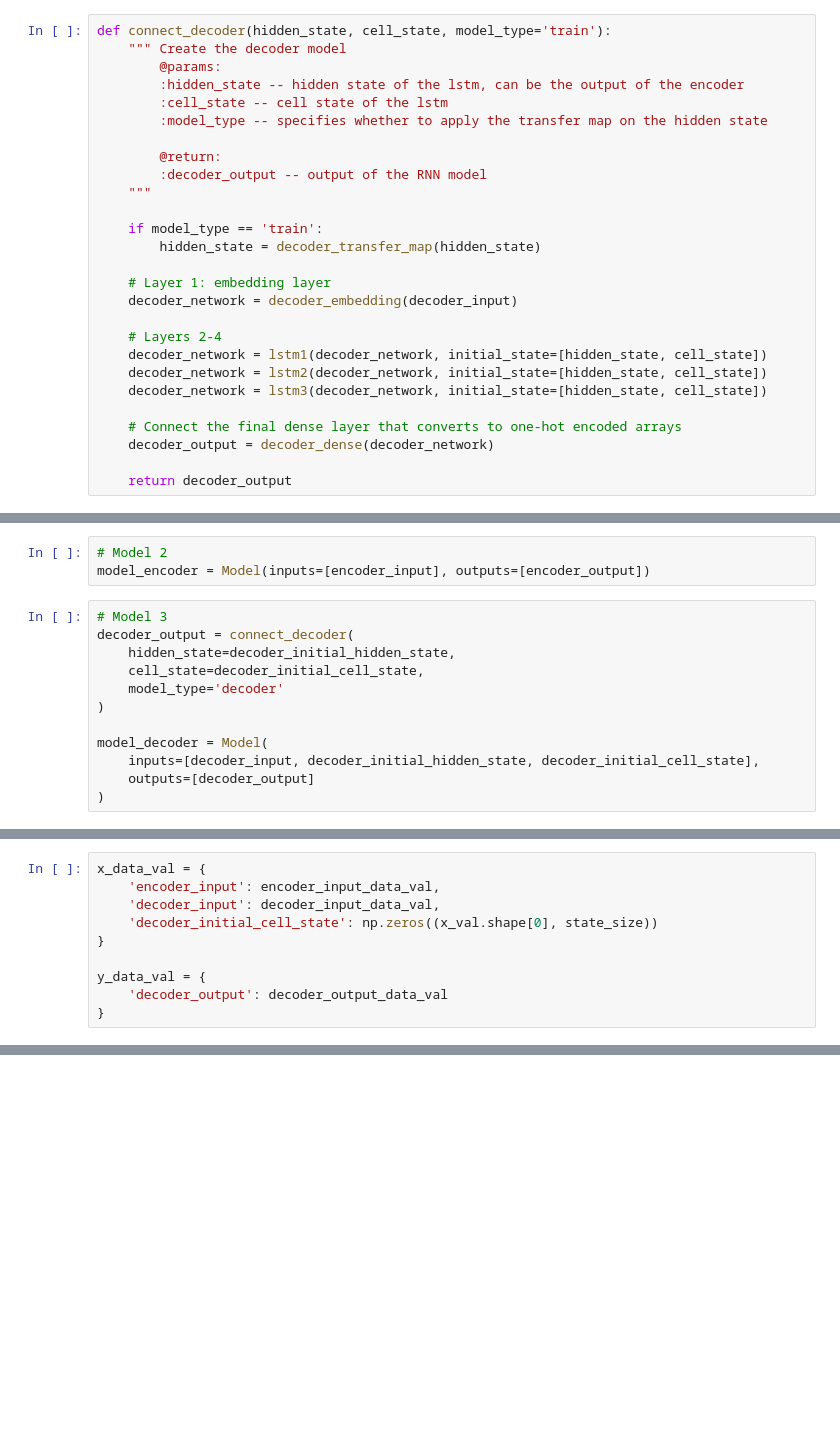
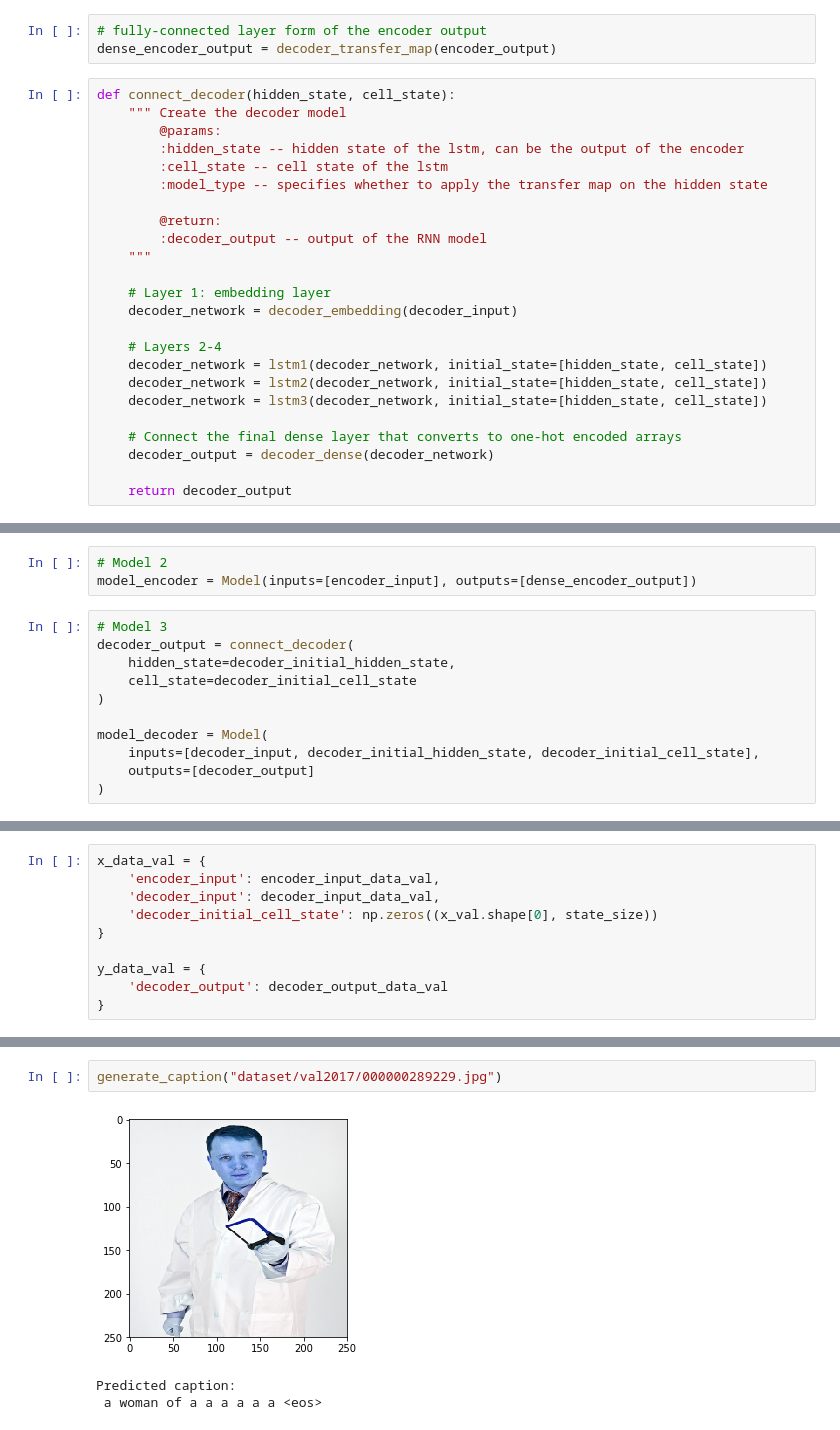
Before and after one commit to shan18/CapsNet-COCO, a Jupyter notebook: caption_images.ipynb, the cells around one changed output, grey strips where cells are left out. Saved outputs shown, nothing was run; the diff lists cells and outputs as text; blank space fills up the shorter version.

Commit message:
generate captions from the trained model

```diff
--- a/caption_images.ipynb
+++ b/caption_images.ipynb
@@ -195,8 +195,11 @@ lstm3 = LSTM(state_size, return_sequences=True, name='lstm3')
 # the activation-function is set to 'linear' because there is a bug in Keras
 # so a custom loss-function has to be made, which is done below
 decoder_dense = Dense(num_words, activation='linear', name='decoder_output')
+# %%
+# fully-connected layer form of the encoder output
+dense_encoder_output = decoder_transfer_map(encoder_output)
 # %%
-def connect_decoder(hidden_state, cell_state, model_type='train'):
+def connect_decoder(hidden_state, cell_state):
     """ Create the decoder model
         @params:
         :hidden_state -- hidden state of the lstm, can be the output of the encoder
@@ -206,9 +209,6 @@ def connect_decoder(hidden_state, cell_state, model_type='train'):
         @return:
         :decoder_output -- output of the RNN model
     """
-
-    if model_type == 'train':
-        hidden_state = decoder_transfer_map(hidden_state)
 
     # Layer 1: embedding layer
     decoder_network = decoder_embedding(decoder_input)
@@ -235,13 +235,12 @@ model_train = Model(
 )
 # %%
 # Model 2
-model_encoder = Model(inputs=[encoder_input], outputs=[encoder_output])
+model_encoder = Model(inputs=[encoder_input], outputs=[dense_encoder_output])
 # %%
 # Model 3
 decoder_output = connect_decoder(
     hidden_state=decoder_initial_hidden_state,
-    cell_state=decoder_initial_cell_state,
-    model_type='decoder'
+    cell_state=decoder_initial_cell_state
 )
 
 model_decoder = Model(
@@ -395,0 +494,6 @@ Epoch 00006: early stopping
+# %%
+generate_caption("dataset/val2017/000000289229.jpg")
+# %% [output]
+[figure, added]
+Predicted caption:
+ a woman of a a a a a a <eos>
```
Also changed, not shown: parts of 9 cells of this notebook.
